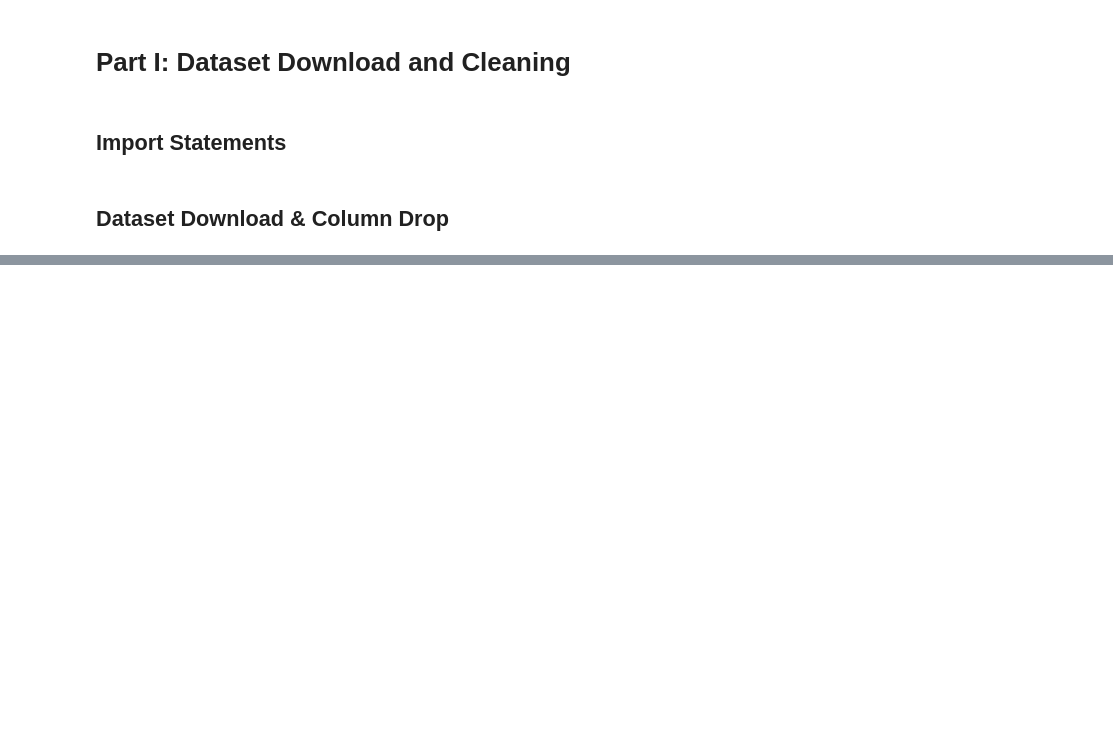
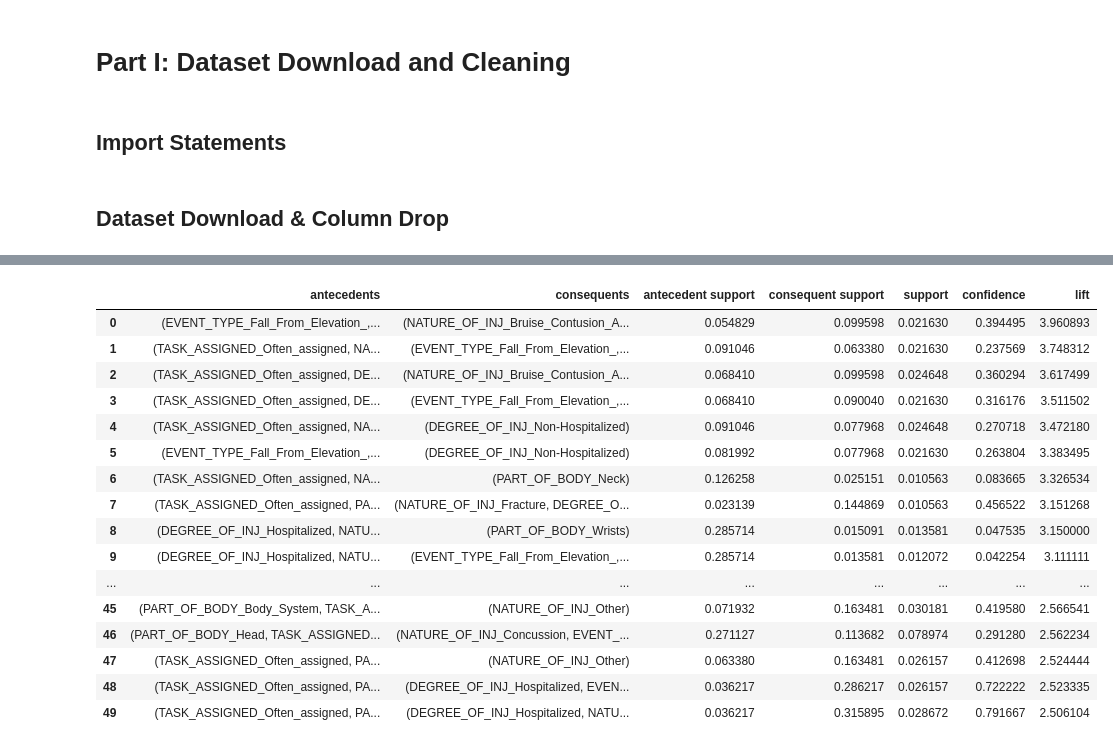
Before and after one commit to DillonPlummer/apriori-algo-MS, a Jupyter notebook: TEC-740-notebook.ipynb, the cells around one changed output, grey strips where cells are left out. Saved outputs shown, nothing was run; the diff lists cells and outputs as text; code cells hidden in the pictures; blank space fills up the shorter version.

```diff
--- a/TEC-740-notebook.ipynb
+++ b/TEC-740-notebook.ipynb
@@ -274,0 +214,11 @@ rules.head(50)
+# %%
+# Import IMIS dictionary
+task_df = pd.read_csv('./IMIS_dictionary_files/task.csv', header=0)
+task_df.set_index('code', inplace = True)
+task_dict = task_df.to_dict()
+
+# Map IMIS dictionary to column values (converting numbers to text)
+df2['TASK_ASSIGNED'] = df2['TASK_ASSIGNED'].map(task_dict['task'])
+
+# Convert unique cell values to unique columns
+df2 = pd.get_dummies(df2, columns=['TASK_ASSIGNED'])
@@ -274,0 +227,69 @@ rules.head(50)
+# %%
+###################################################################################################################
+### Apriori ###
+###############
+
+### Strip chars that would cause an error ###
+df2.columns = df2.columns.str.replace(" ", "_")
+df2.columns = df2.columns.str.replace("/", "_")
+df2.columns = df2.columns.str.replace('(', "_")
+df2.columns = df2.columns.str.replace(')', "_")
+df2.columns = df2.columns.str.replace("__", "_")
+df2.columns = df2.columns.str.strip()
+df2.columns
+
+
+### APRIORI ALGORITHM ###
+frq_items = apriori(df2, min_support = .01, use_colnames = True)
+rules = association_rules(frq_items, metric ="lift", min_threshold = .001)
+rules = rules.sort_values(['lift', 'confidence'], ascending =[False, True])
+
+### DISPLAY SETTINGS ###
+pd.set_option('display.max_colwidth', None)
+
+task_rules_often = rules['antecedents'] = ((rules['antecedents'][rules['antecedents'].astype(str).str.contains('TASK_ASSIGNED_Often_assigned')]))
+task_rules_rarely = rules['antecedents'] = ((rules['antecedents'][rules['antecedents'].astype(str).str.contains('TASK_ASSIGNED_Rarely_assigned')]))
+
+rules['antecedents'] = task_rules_often
+
+task_rules_df = rules.dropna().reset_index().drop(['index', 'conviction', 'leverage'], axis=1)
+
+# current focus
+# current_focus = task_rules_df[['antecedents', 'consequents', 'lift']]
+current_focus = task_rules_df
+
+# image export
+# dfi.export(current_focus.tail(10), "tail_with_001_lift.png")
+
+# row select
+# task_rules_df.iloc[[47]]
+
+
+current_focus.head(50)
+
+
+# ant_support_list = current_focus.tail(10)['antecedent support']
+# con_support_list = current_focus.tail(10)['consequent support']
+# relationship_support_list = current_focus.tail(10)['support']
+
+# new_df = pd.DataFrame([np.average(ant_support_list), np.average(con_support_list), np.average(relationship_support_list)], ['AVG Ant. Support', 'AVG Con. Support','AVG Relationship Support'])
+
+# new_df
+# %% [output]
+|  | antecedents | consequents | antecedent support | consequent support | support | confidence | lift |
+| 0 | (EVENT_TYPE_Fall_From_Elevation_,... | (NATURE_OF_INJ_Bruise_Contusion_A... | 0.054829 | 0.099598 | 0.021630 | 0.394495 | 3.960893 |
+| 1 | (TASK_ASSIGNED_Often_assigned, NA... | (EVENT_TYPE_Fall_From_Elevation_,... | 0.091046 | 0.063380 | 0.021630 | 0.237569 | 3.748312 |
+| 2 | (TASK_ASSIGNED_Often_assigned, DE... | (NATURE_OF_INJ_Bruise_Contusion_A... | 0.068410 | 0.099598 | 0.024648 | 0.360294 | 3.617499 |
+| 3 | (TASK_ASSIGNED_Often_assigned, DE... | (EVENT_TYPE_Fall_From_Elevation_,... | 0.068410 | 0.090040 | 0.021630 | 0.316176 | 3.511502 |
+| 4 | (TASK_ASSIGNED_Often_assigned, NA... | (DEGREE_OF_INJ_Non-Hospitalized) | 0.091046 | 0.077968 | 0.024648 | 0.270718 | 3.472180 |
+| 5 | (EVENT_TYPE_Fall_From_Elevation_,... | (DEGREE_OF_INJ_Non-Hospitalized) | 0.081992 | 0.077968 | 0.021630 | 0.263804 | 3.383495 |
+| 6 | (TASK_ASSIGNED_Often_assigned, NA... | (PART_OF_BODY_Neck) | 0.126258 | 0.025151 | 0.010563 | 0.083665 | 3.326534 |
+| 7 | (TASK_ASSIGNED_Often_assigned, PA... | (NATURE_OF_INJ_Fracture, DEGREE_O... | 0.023139 | 0.144869 | 0.010563 | 0.456522 | 3.151268 |
+| 8 | (DEGREE_OF_INJ_Hospitalized, NATU... | (PART_OF_BODY_Wrists) | 0.285714 | 0.015091 | 0.013581 | 0.047535 | 3.150000 |
+| 9 | (DEGREE_OF_INJ_Hospitalized, NATU... | (EVENT_TYPE_Fall_From_Elevation_,... | 0.285714 | 0.013581 | 0.012072 | 0.042254 | 3.111111 |
+| ... | ... | ... | ... | ... | ... | ... | ... |
+| 45 | (PART_OF_BODY_Body_System, TASK_A... | (NATURE_OF_INJ_Other) | 0.071932 | 0.163481 | 0.030181 | 0.419580 | 2.566541 |
+| 46 | (PART_OF_BODY_Head, TASK_ASSIGNED... | (NATURE_OF_INJ_Concussion, EVENT_... | 0.271127 | 0.113682 | 0.078974 | 0.291280 | 2.562234 |
+| 47 | (TASK_ASSIGNED_Often_assigned, PA... | (NATURE_OF_INJ_Other) | 0.063380 | 0.163481 | 0.026157 | 0.412698 | 2.524444 |
+| 48 | (TASK_ASSIGNED_Often_assigned, PA... | (DEGREE_OF_INJ_Hospitalized, EVEN... | 0.036217 | 0.286217 | 0.026157 | 0.722222 | 2.523335 |
+| 49 | (TASK_ASSIGNED_Often_assigned, PA... | (DEGREE_OF_INJ_Hospitalized, NATU... | 0.036217 | 0.315895 | 0.028672 | 0.791667 | 2.506104 |
```
Also changed, not shown: parts of 20 cells of this notebook, 55 other files.
